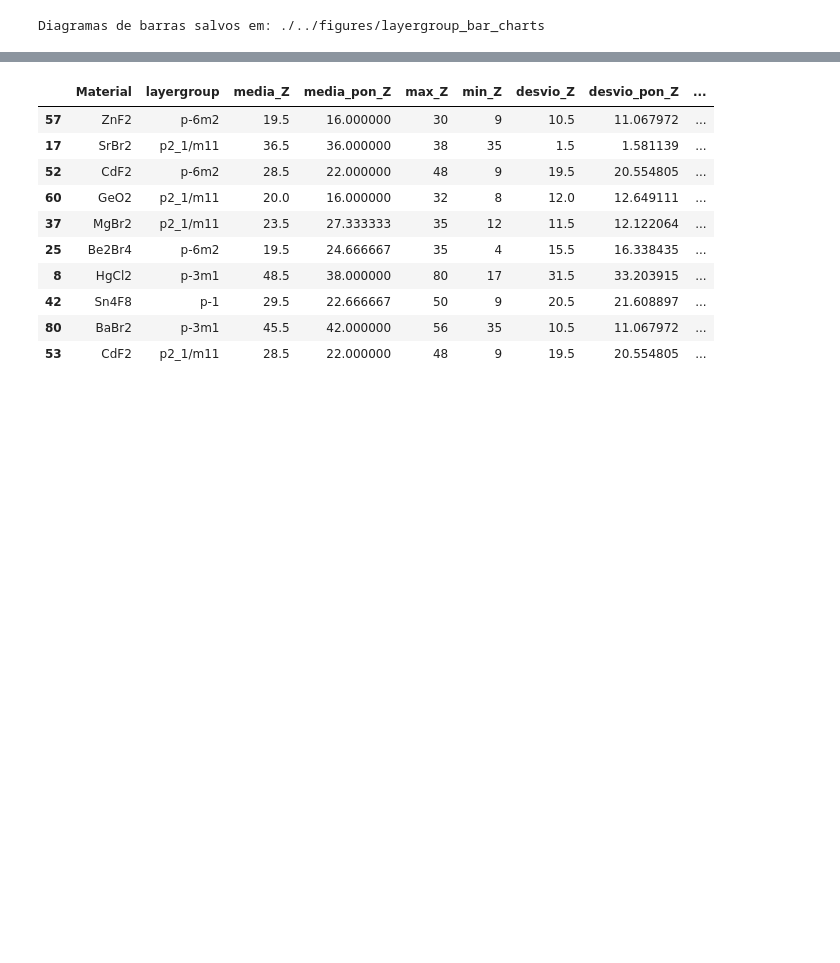
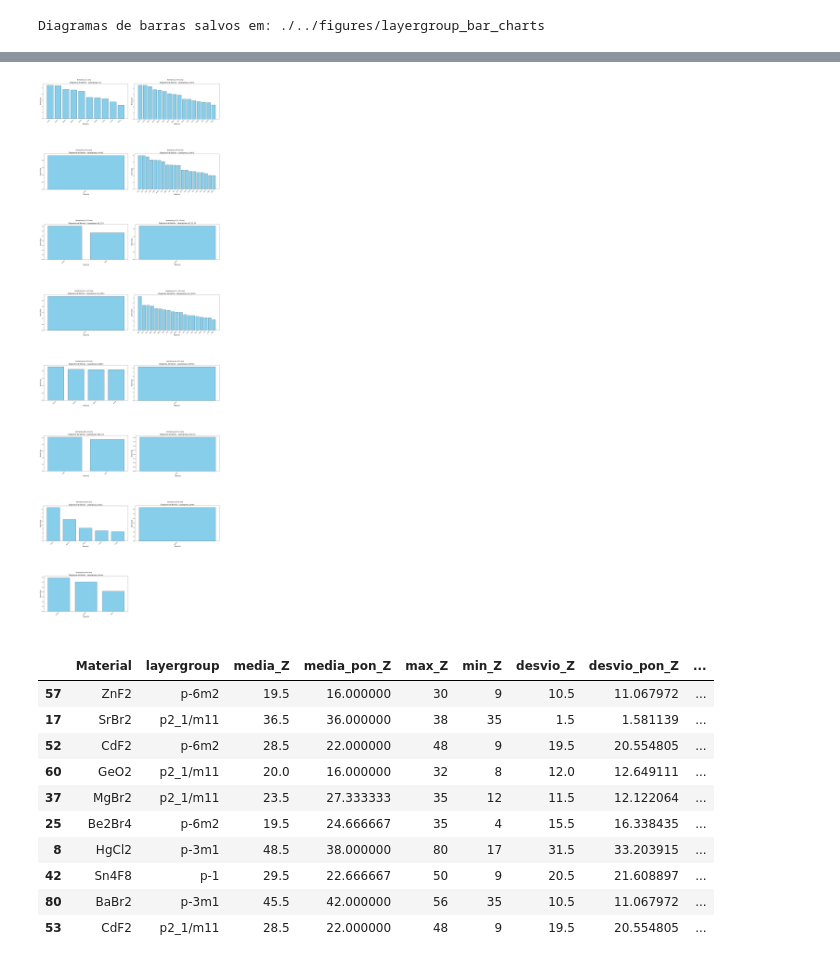
Before and after one commit to victormatteus04/uwbg-tcc, a Jupyter notebook: notebooks/regressao.ipynb, the cells around one changed output, grey strips where cells are left out. Drawn from its saved outputs; the diff is of its cells as text; code cells hidden in the pictures; blank space fills up the shorter version.

Commit message:
fixed visualization with matplotlib

```diff
--- a/notebooks/regressao.ipynb
+++ b/notebooks/regressao.ipynb
@@ -543,27 +543,38 @@ print(f"Diagramas de barras salvos em: {output_dir}")
 # %% [output]
 Diagramas de barras salvos em: ./../figures/layergroup_bar_charts
 # %%
-from IPython.display import display, HTML
+import matplotlib.pyplot as plt
+import matplotlib.image as mpimg
 import os
+import math
 
+# Caminho das imagens
 output_dir = './../figures/layergroup_bar_charts'
 image_files = sorted([f for f in os.listdir(output_dir) if f.endswith('.png')])
 
-html = ""
+# Parâmetros de layout
+n_cols = 2
+n_rows = math.ceil(len(image_files) / n_cols)
 
-# Agrupar de 2 em 2
-for i in range(0, len(image_files), 2):
-    html += "<div style='display: flex; justify-content: center; gap: 20px; margin-bottom: 20px;'>"
-    for j in range(2):
-        if i + j < len(image_files):
-            filename = image_files[i + j]
-            filepath = os.path.join(output_dir, filename)
-            html += f"""
-                <div style='text-align: center;'>
-                    <img src="{filepath}" width="1000"><br>{filename}
-                </div>
-            """
-    html += "</div>"
+# Figura proporcional ao número de imagens
+fig, axes = plt.subplots(n_rows, n_cols, figsize=(18, 7 * n_rows))
 
-display(HTML(html))
+# Garantir que axes seja 2D
+axes = axes.reshape((n_rows, n_cols)) if n_rows > 1 else [axes]
+
+# Inserir imagens
+for idx, filename in enumerate(image_files):
+    row, col = divmod(idx, n_cols)
+    ax = axes[row][col]
+    img = mpimg.imread(os.path.join(output_dir, filename))
+    ax.imshow(img)
+    ax.axis('off')
+    ax.set_title(filename, fontsize=10)
+
+# Desativar eixos extras se número de imagens for ímpar
+if len(image_files) % 2 != 0:
+    axes[-1][-1].axis('off')
+
+plt.tight_layout()
+plt.show()
 # %% [output]
@@ -571,3 +581,4 @@ display(HTML(html))
+[figure, added]
 # %%
 df_ultra.sample(10,  random_state=50)
 # %% [output]
```
Also changed, not shown: parts of 1 cell of this notebook.
